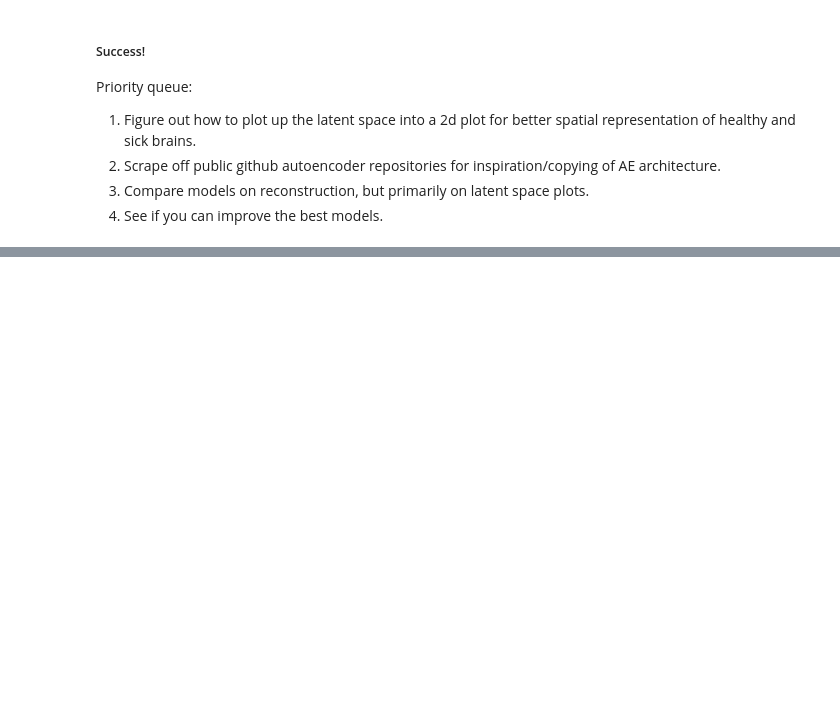
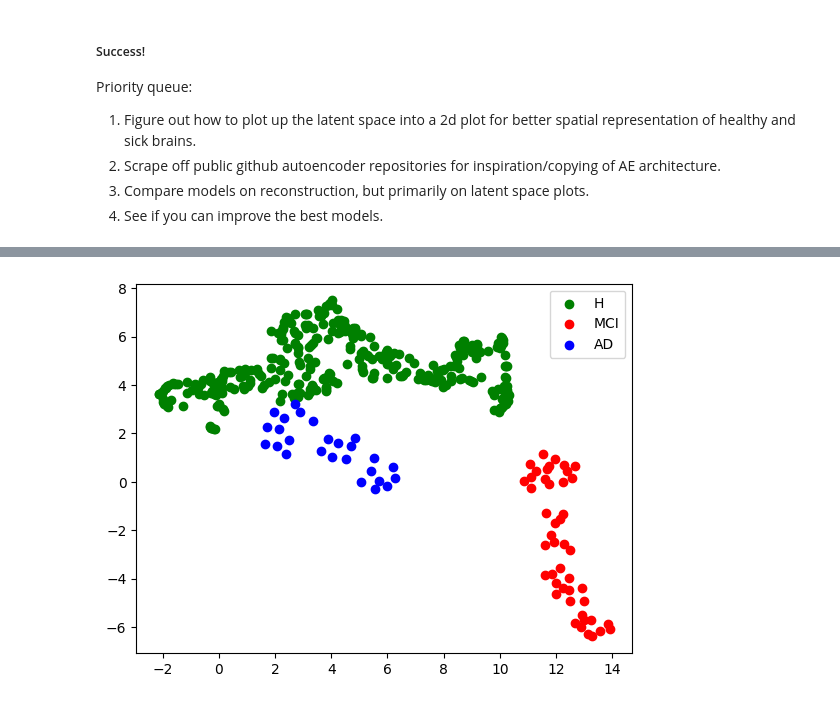
Before and after one commit to Vaakir/unsupervised-deep-learning-bachelor-thesis, a Jupyter notebook: AE adjustable test4.ipynb, the cells around one changed output, grey strips where cells are left out. Cells and saved outputs as stored; diff of their text form; code cells hidden in the pictures; blank space fills up the shorter version.

Commit message:
H, AD, MCI successfully seperated on latent space by UMAP

```diff
--- a/AE adjustable test4.ipynb
+++ b/AE adjustable test4.ipynb
@@ -786,0 +841,16 @@ Priority queue:
+# %%
+def plot_umap_projection(dataset, color, label, encoder):
+    scaler = StandardScaler()
+    dataset_scaled = scaler.fit_transform(dataset.reshape(-1, dataset.shape[-1])).reshape(dataset.shape)
+    z_mean, z_std, z = encoder.predict(dataset_scaled)
+    umap_model = umap.UMAP(n_components=2, random_state=42)
+    umap_results = umap_model.fit_transform(z_mean)
+    plt.scatter(umap_results[:, 0], umap_results[:, 1], color=color, label=label)
+
+plot_umap_projection(H, "green", "H", models_list4[1].encoder)
+plot_umap_projection(MCI, "red", "MCI", models_list4[1].encoder)
+plot_umap_projection(AD, "blue", "AD", models_list4[1].encoder)
+
+plt.legend()
+plt.show()
+# %% [output]
@@ -786,0 +860 @@ Priority queue:
+[figure, added]
```
Also changed, not shown: parts of 9 cells of this notebook, 2 other files.
